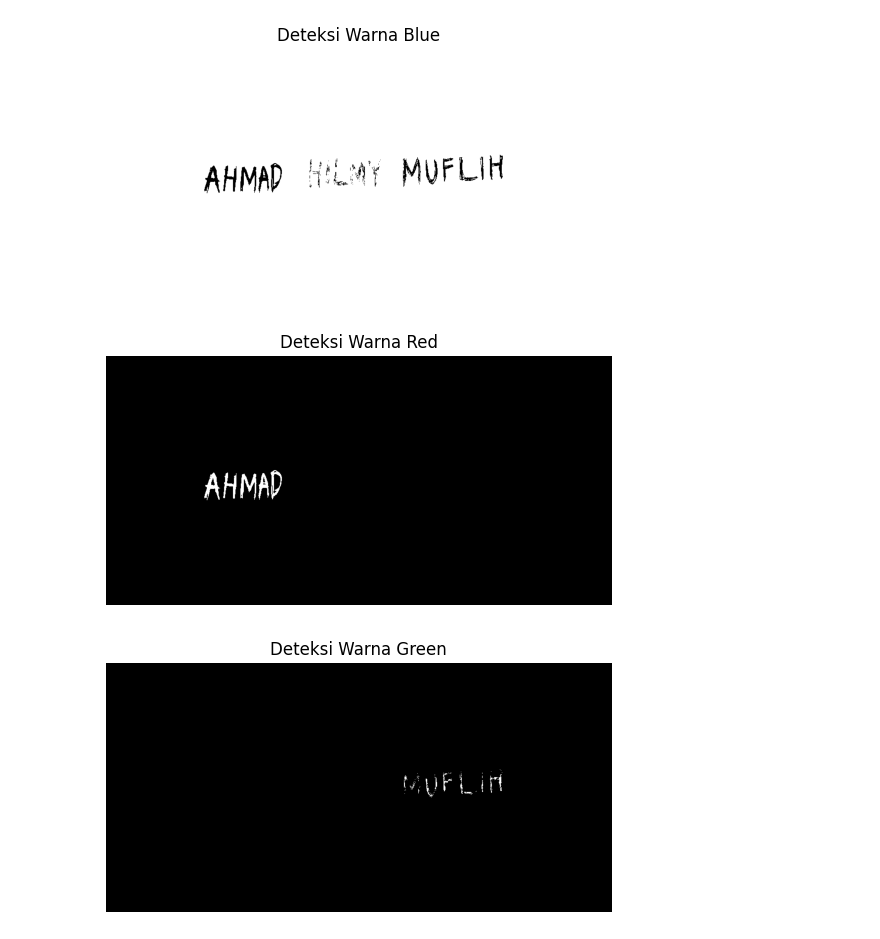
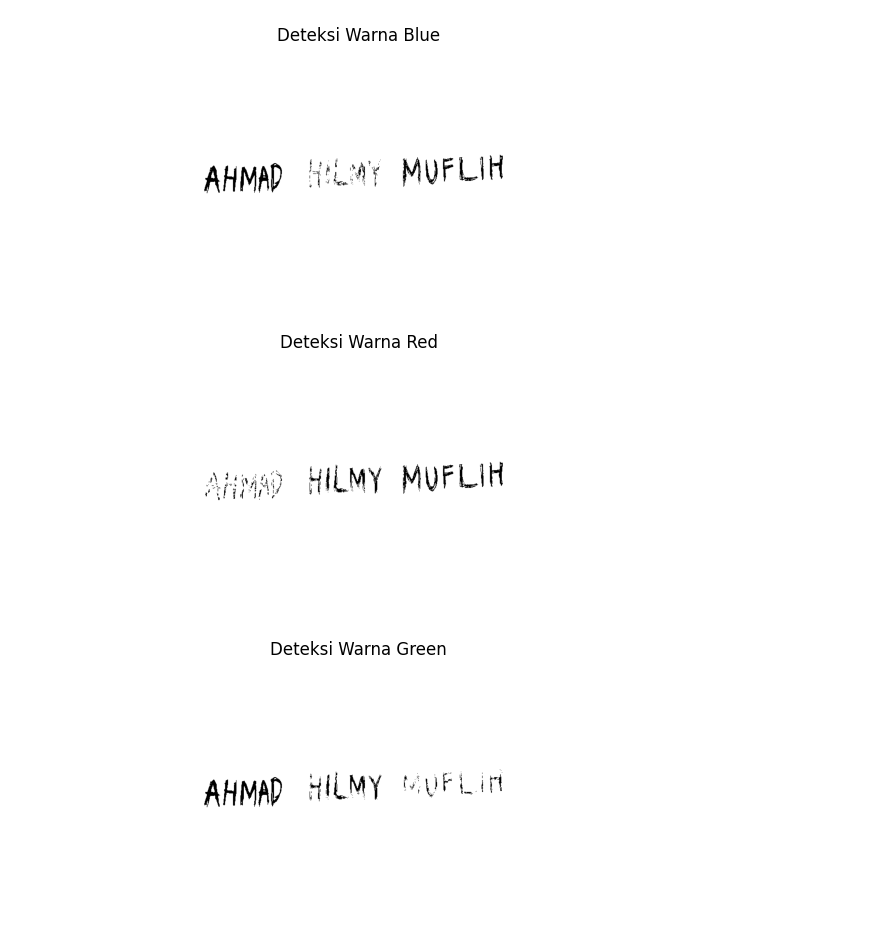
Before and after one commit to ahmad0918/Application, a Jupyter notebook: Copy_of_UTS_CITRA_2024.ipynb, the cells around one changed output. Cells and saved outputs as stored; diff of their text form; code cells hidden in the pictures.

```diff
--- a/Copy_of_UTS_CITRA_2024.ipynb
+++ b/Copy_of_UTS_CITRA_2024.ipynb
@@ -15,27 +15,36 @@ hsv_img = cv2.cvtColor(img, cv2.COLOR_BGR2HSV)
 # %% [markdown]
 # Range warna
 # %%
+# Blue
 lower_blue = np.array([20, 10, 10])
 upper_blue = np.array([124, 175, 175])
+lower_blue_dark = np.array([100, 50, 50])
+upper_blue_dark = np.array([140, 255, 255])
 
-lower_red = np.array([0, 50, 50])
-upper_red = np.array([10, 255, 255])
-lower_red_alt = np.array([170, 50, 50])
-upper_red_alt = np.array([180, 255, 255])
+# Red
+lower_red = np.array([0, 5, 5])
+upper_red = np.array([5, 175, 175])
+lower_red_dark = np.array([0, 50, 50])
+upper_red_dark = np.array([10, 255, 255])
+lower_red_alt_dark = np.array([170, 50, 50])
+upper_red_alt_dark = np.array([180, 255, 255])
 
-lower_green = np.array([40, 50, 50])
-upper_green = np.array([80, 255, 255])
+# Green
+lower_green = np.array([20, 10, 10])
+upper_green = np.array([30, 175, 175])
+lower_green_dark = np.array([60, 50, 50])
+upper_green_dark = np.array([80, 255, 255])
 # %% [markdown]
 # Deteksi warna
 # %%
-mask_blue = cv2.inRange(hsv_img, lower_blue, upper_blue) + cv2.inRange(hsv_img, lower_red, upper_red) + cv2.inRange(hsv_img, lower_red_alt, upper_red_alt) + cv2.inRange(hsv_img, lower_green, upper_green)
-# mask_red = cv2.inRange(hsv_img, lower_red, upper_red) + cv2.inRange(hsv_img, lower_red_alt, upper_red_alt)
-# mask_green = cv2.inRange(hsv_img, lower_green, upper_green)
+mask_blue = cv2.inRange(hsv_img, lower_blue, upper_blue) + cv2.inRange(hsv_img, lower_red_dark, upper_red_dark) + cv2.inRange(hsv_img, lower_red_alt_dark, upper_red_alt_dark) + cv2.inRange(hsv_img, lower_green_dark, upper_green_dark)
+mask_red = cv2.inRange(hsv_img, lower_green_dark, upper_green_dark) +  cv2.inRange(hsv_img, lower_blue, upper_blue) + cv2.inRange(hsv_img, lower_blue_dark, upper_blue_dark) + cv2.inRange(hsv_img, lower_red, upper_red)
+mask_green = cv2.inRange(hsv_img, lower_blue_dark, upper_blue_dark) + cv2.inRange(hsv_img, lower_blue_dark, upper_blue_dark) + cv2.inRange(hsv_img, lower_red_dark, upper_red_dark) + cv2.inRange(hsv_img, lower_red_alt_dark, upper_red_alt_dark)+ cv2.inRange(hsv_img, lower_green_dark, upper_green_dark)
 
-# Invert the masks
+# Invert coler
 mask_blue_inv = cv2.bitwise_not(mask_blue)
-# mask_red_inv = cv2.bitwise_not(mask_red)
-# mask_green_inv = cv2.bitwise_not(mask_green)
+mask_red_inv = cv2.bitwise_not(mask_red)
+mask_green_inv = cv2.bitwise_not(mask_green)
 # %% [markdown]
 # Tampilkan gambar dan hasil deteksi warna
 # %%
@@ -59,18 +68,18 @@ plt.show()
 # %%
 plt.figure(figsize=(30, 8))
 plt.subplot(1, 4, 3)
-plt.imshow(mask_red, cmap='gray')
+plt.imshow(mask_red_inv, cmap='gray')
 plt.title('Deteksi Warna Red')
 plt.axis('off')
 plt.show()
 # %% [output]
-[figure, old version]
+[figure, new version]
 # %%
 plt.figure(figsize=(30, 8))
 plt.subplot(1, 4, 4)
-plt.imshow(mask_green, cmap='gray')
+plt.imshow(mask_green_inv, cmap='gray')
 plt.title('Deteksi Warna Green')
 plt.axis('off')
 plt.show()
 # %% [output]
-[figure, old version]
+[figure, new version]
```
